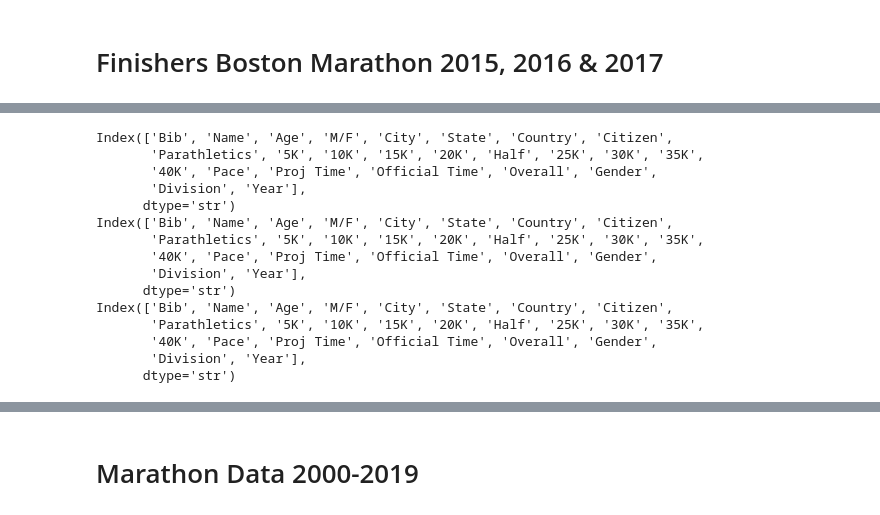
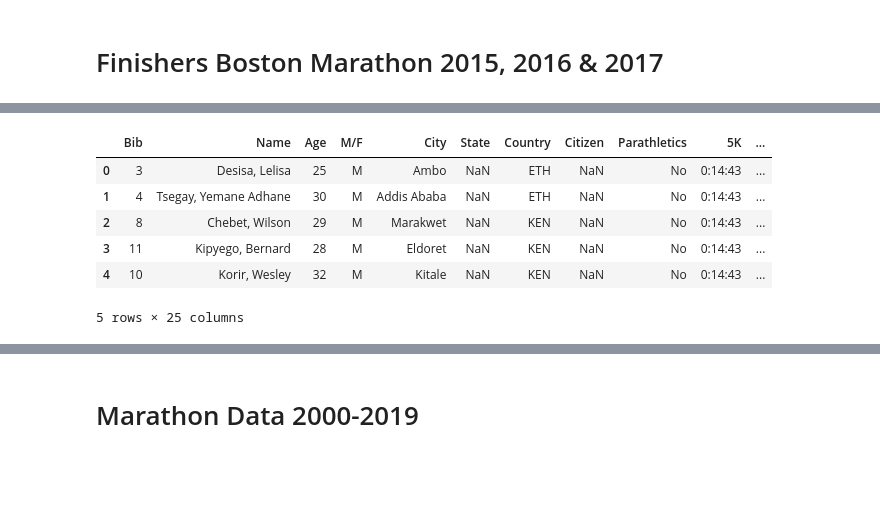
Before and after one commit to Liliu000/BayesianProject, a Jupyter notebook: test_datasets.ipynb, the cells around one changed output, grey strips where cells are left out. Saved outputs shown, nothing was run; the diff lists cells and outputs as text; code cells hidden in the pictures; blank space fills up the shorter version.

Commit message:
all_marathons_results

```diff
--- a/test_datasets.ipynb
+++ b/test_datasets.ipynb
@@ -94,8 +94,18 @@ dtype: int64
 # %% [markdown]
 # Finishers Boston Marathon 2015, 2016 & 2017
 # %%
-df21 = pd.read_csv("data/marathon_results_2015.csv")
-df21 = df21.drop(df21.columns[0], axis=1)
-df22 = pd.read_csv("data/marathon_results_2016.csv")
-df23 = pd.read_csv("data/marathon_results_2017.csv")
-df23 = df23.drop(df23.columns[0], axis=1)
+def load_datasets(filepath):
+    df = pd.read_csv(filepath)
+    has_unnamed = 'Unnamed: 0' in df.columns
+    if has_unnamed:
+        df = df.drop(columns='Unnamed: 0')
+    df = df.rename(columns=lambda x: 'Parathletics' if 'Unnamed:' in x else x)
+    df['Parathletics'] = df['Parathletics'].fillna('No')
+    return df
+
+df21 = load_datasets("data/marathon_results_2015.csv")
+print(df21.columns)
+df22 = load_datasets("data/marathon_results_2016.csv")
+print(df22.columns)
+df23 = load_datasets("data/marathon_results_2017.csv")
+print(df23.columns)
@@ -149,20 +135,11 @@ df23['Year'] = 2017
-# %%
-print(df21.columns)
-print(df22.columns)
-print(df23.columns)
-# %% [output]
-Index(['Bib', 'Name', 'Age', 'M/F', 'City', 'State', 'Country', 'Citizen',
-       'Parathletics', '5K', '10K', '15K', '20K', 'Half', '25K', '30K', '35K',
-       '40K', 'Pace', 'Proj Time', 'Official Time', 'Overall', 'Gender',
-       'Division', 'Year'],
-      dtype='str')
-Index(['Bib', 'Name', 'Age', 'M/F', 'City', 'State', 'Country', 'Citizen',
-       'Parathletics', '5K', '10K', '15K', '20K', 'Half', '25K', '30K', '35K',
-       '40K', 'Pace', 'Proj Time', 'Official Time', 'Overall', 'Gender',
-       'Division', 'Year'],
-      dtype='str')
-Index(['Bib', 'Name', 'Age', 'M/F', 'City', 'State', 'Country', 'Citizen',
-       'Parathletics', '5K', '10K', '15K', '20K', 'Half', '25K', '30K', '35K',
-       '40K', 'Pace', 'Proj Time', 'Official Time', 'Overall', 'Gender',
-       'Division', 'Year'],
-      dtype='str')
+# %%
+df2 = pd.concat([df21, df22, df23], ignore_index=True)
+df2.head()
+# %% [output]
+|  | Bib | Name | Age | M/F | City | State | Country | Citizen | Parathletics | 5K | ... |
+| 0 | 3 | Desisa, Lelisa | 25 | M | Ambo | NaN | ETH | NaN | No | 0:14:43 | ... |
+| 1 | 4 | Tsegay, Yemane Adhane | 30 | M | Addis Ababa | NaN | ETH | NaN | No | 0:14:43 | ... |
+| 2 | 8 | Chebet, Wilson | 29 | M | Marakwet | NaN | KEN | NaN | No | 0:14:43 | ... |
+| 3 | 11 | Kipyego, Bernard | 28 | M | Eldoret | NaN | KEN | NaN | No | 0:14:43 | ... |
+| 4 | 10 | Korir, Wesley | 32 | M | Kitale | NaN | KEN | NaN | No | 0:14:43 | ... |
+5 rows × 25 columns
```
Also changed, not shown: parts of 7 cells of this notebook, 1 other file.
